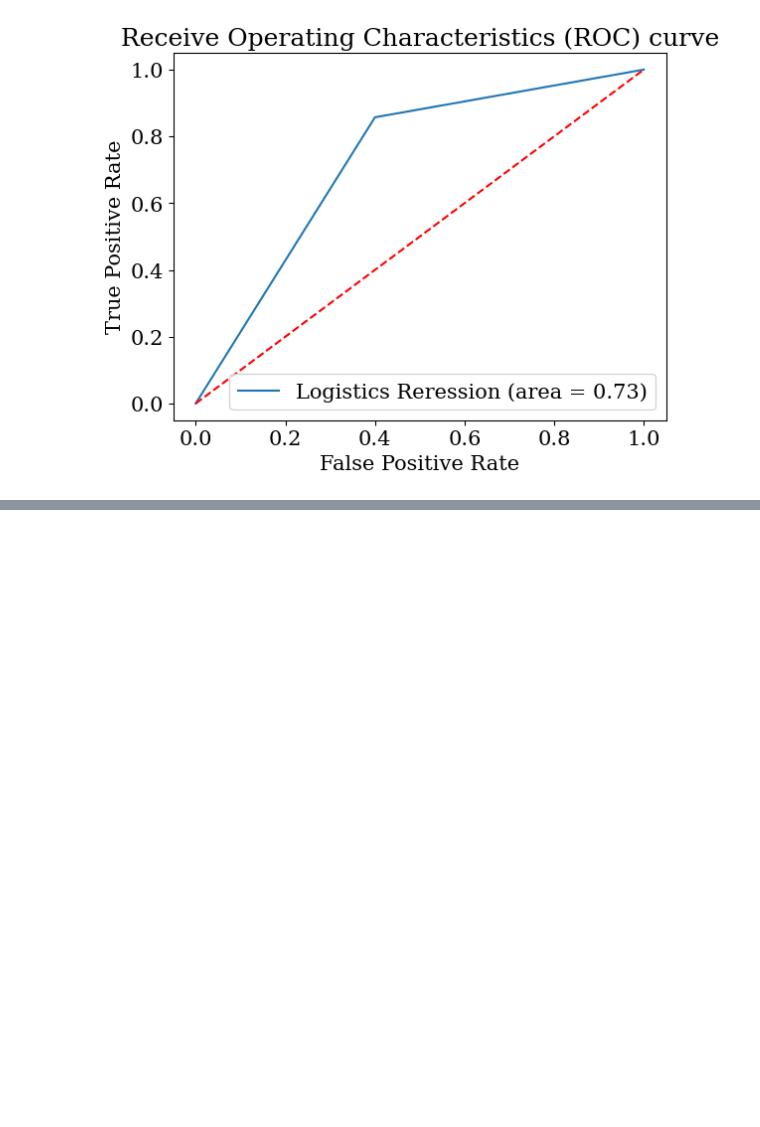
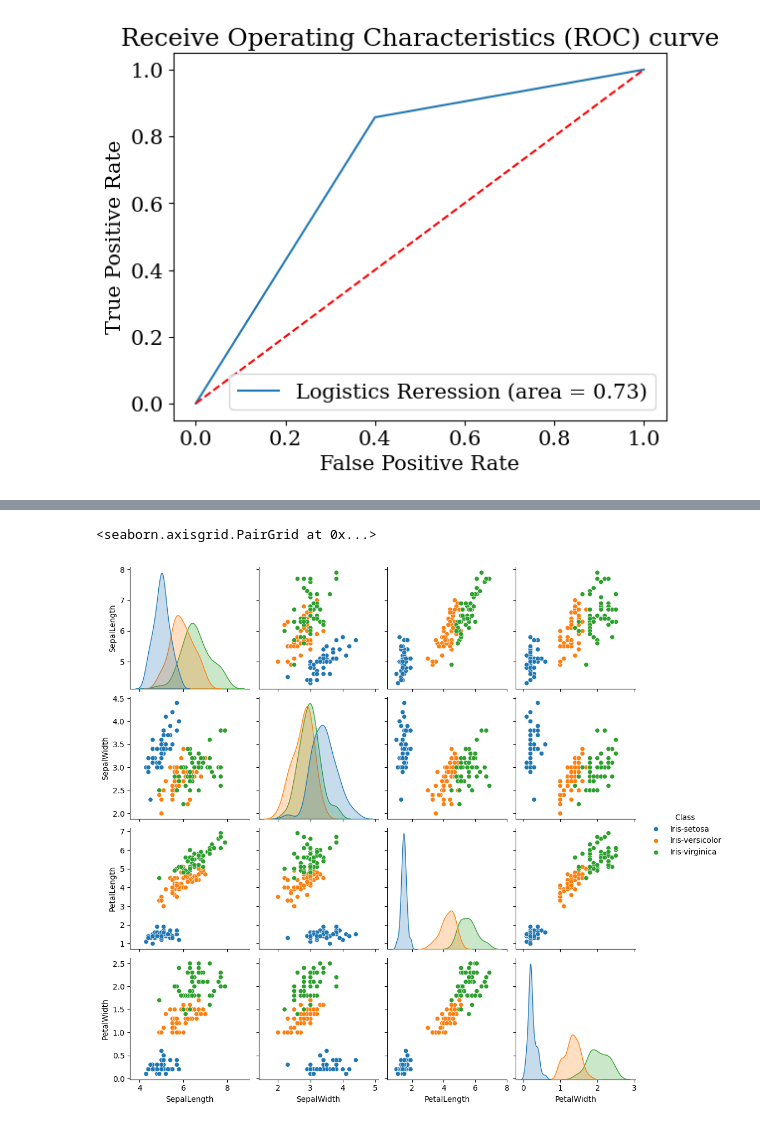
Before and after one commit to rahulbhadani/CPE490_590_Sp2025, a Jupyter notebook: Code/Chapter_08_Logistics_Regression.ipynb, the cells around one changed output, grey strips where cells are left out. Cells and saved outputs as stored; diff of their text form; code cells hidden in the pictures; blank space fills up the shorter version.

```diff
--- a/Code/Chapter_08_Logistics_Regression.ipynb
+++ b/Code/Chapter_08_Logistics_Regression.ipynb
@@ -370,0 +420,5 @@ plt.show()
+# %%
+sns.pairplot(Iris.iloc[:,:],hue='Class')
+# %% [output]
+<seaborn.axisgrid.PairGrid at 0x...>
+[figure, added]
```
Also changed, not shown: parts of 19 cells of this notebook.
